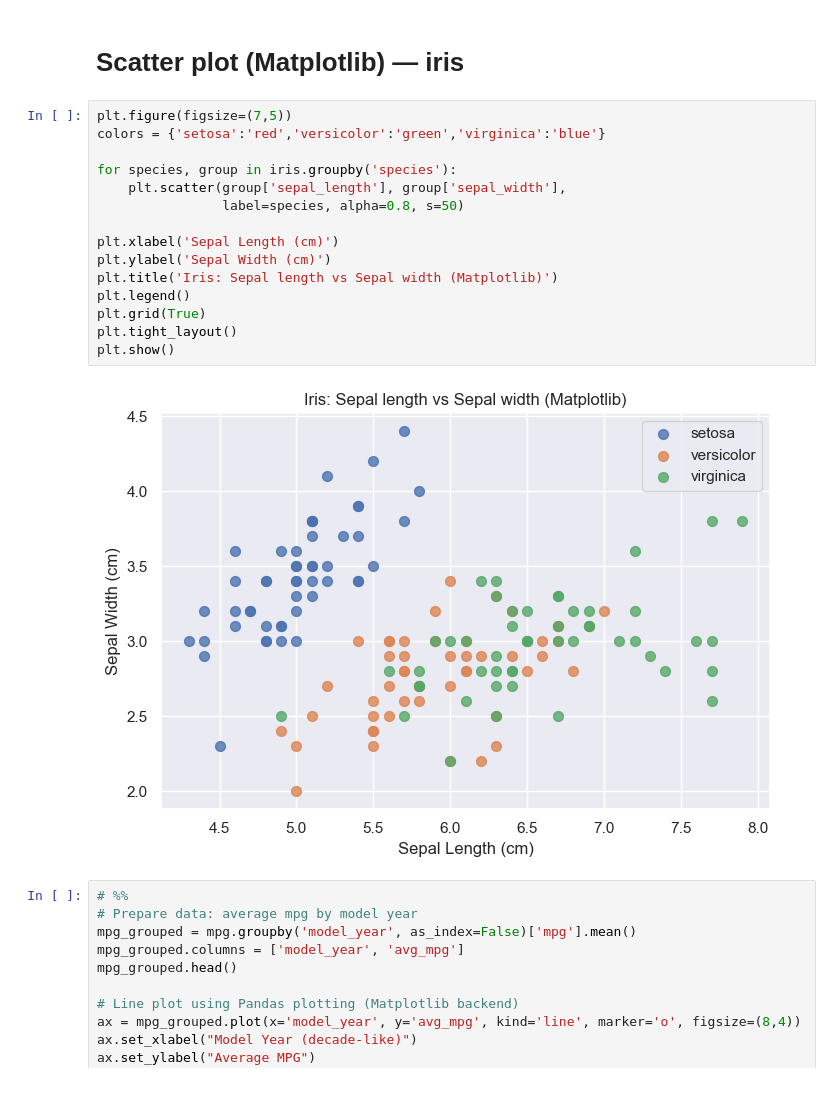
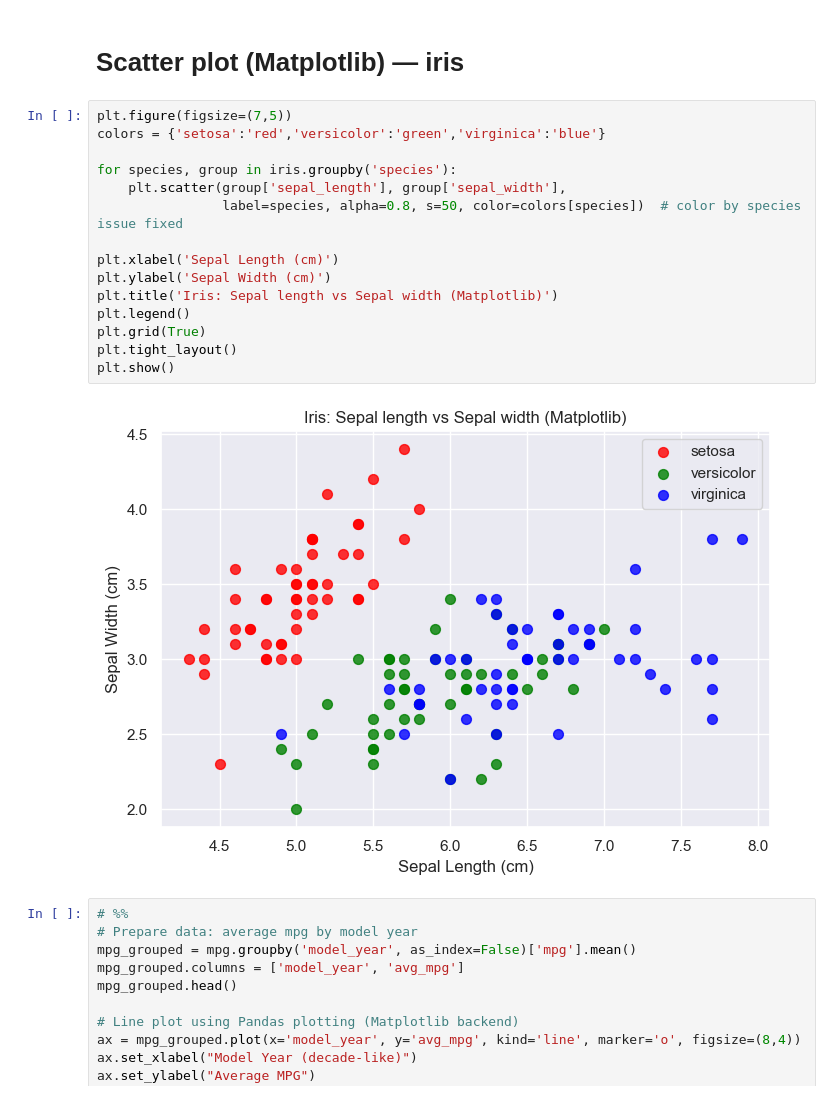
Before and after one commit to SankalpHaritash21/visualization-python, a Jupyter notebook: Lab-3/script.ipynb, the cells around one changed output. Saved outputs shown, nothing was run; the diff lists cells and outputs as text.

Commit message:
color issue fixed

```diff
--- a/Lab-3/script.ipynb
+++ b/Lab-3/script.ipynb
@@ -83,20 +83,20 @@ Titanic shape: (714, 15)
 # %%
 plt.figure(figsize=(7,5))
 colors = {'setosa':'red','versicolor':'green','virginica':'blue'}
 
 for species, group in iris.groupby('species'):
     plt.scatter(group['sepal_length'], group['sepal_width'],
-                label=species, alpha=0.8, s=50)
+                label=species, alpha=0.8, s=50, color=colors[species])  # color by species issue fixed
 
 plt.xlabel('Sepal Length (cm)')
 plt.ylabel('Sepal Width (cm)')
 plt.title('Iris: Sepal length vs Sepal width (Matplotlib)')
 plt.legend()
 plt.grid(True)
 plt.tight_layout()
 plt.show()
 # %% [output]
-[figure, old version]
+[figure, new version]
 # %%
 # %%
 # Prepare data: average mpg by model year
```
